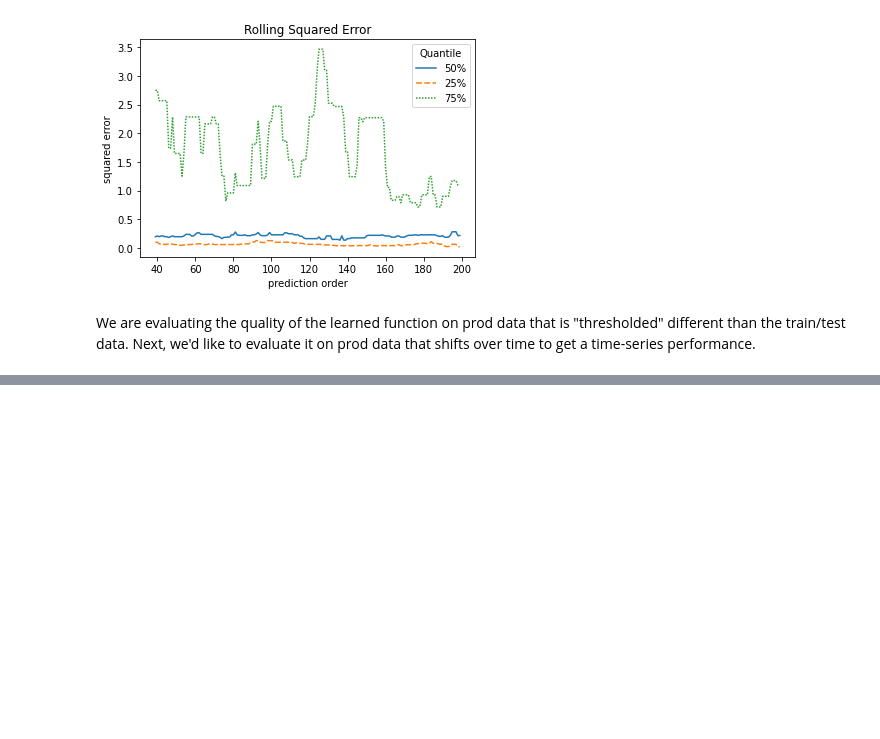
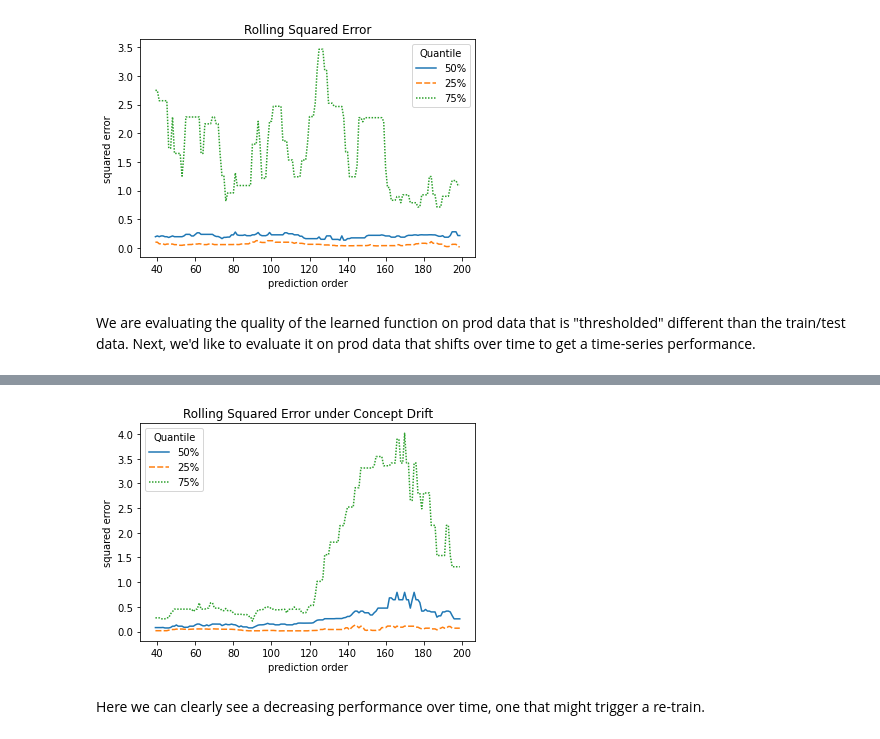
Before and after one commit to joearedmond/dist-shift, a Jupyter notebook: concept/concept.ipynb, the cells around one changed output, grey strips where cells are left out. Drawn from its saved outputs; the diff is of its cells as text; code cells hidden in the pictures; blank space fills up the shorter version.

```diff
--- a/concept/concept.ipynb
+++ b/concept/concept.ipynb
@@ -239,0 +222,18 @@ Here we can clearly see a decreasing performance over time, one that might trigg
+# %%
+plt.title('Rolling Squared Error under Concept Drift')
+
+sns.lineplot(
+    data = prod_perf_df[
+        ['rolling_squared_error_median', 'rolling_squared_error_lqrt', 'rolling_squared_error_uqrt']
+    ]
+)
+
+plt.xlabel('prediction order')
+plt.ylabel('squared error')
+plt.legend(title='Quantile', labels=['50%', '25%', '75%'])
+
+plt.show()
+# %% [output]
+[figure, added]
+# %% [markdown]
+Here we can clearly see a decreasing performance over time, one that might trigger a re-train.
```
Also changed, not shown: parts of 18 cells of this notebook.
